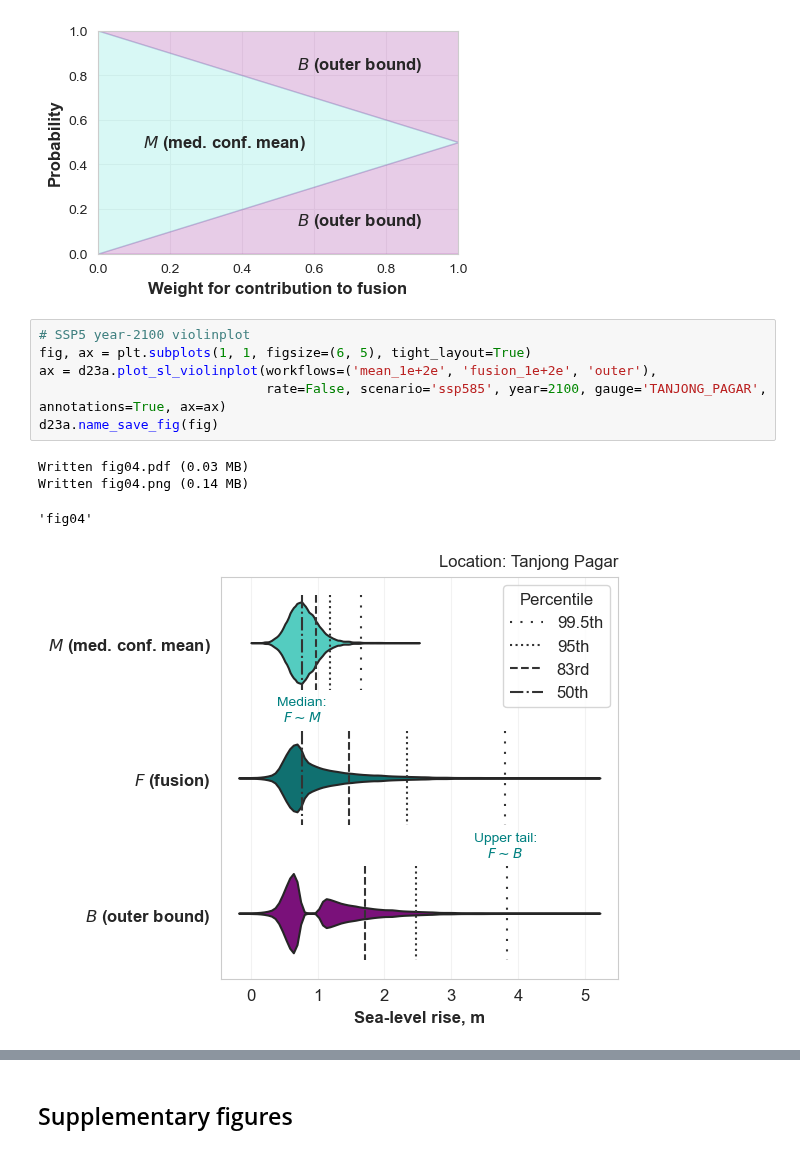
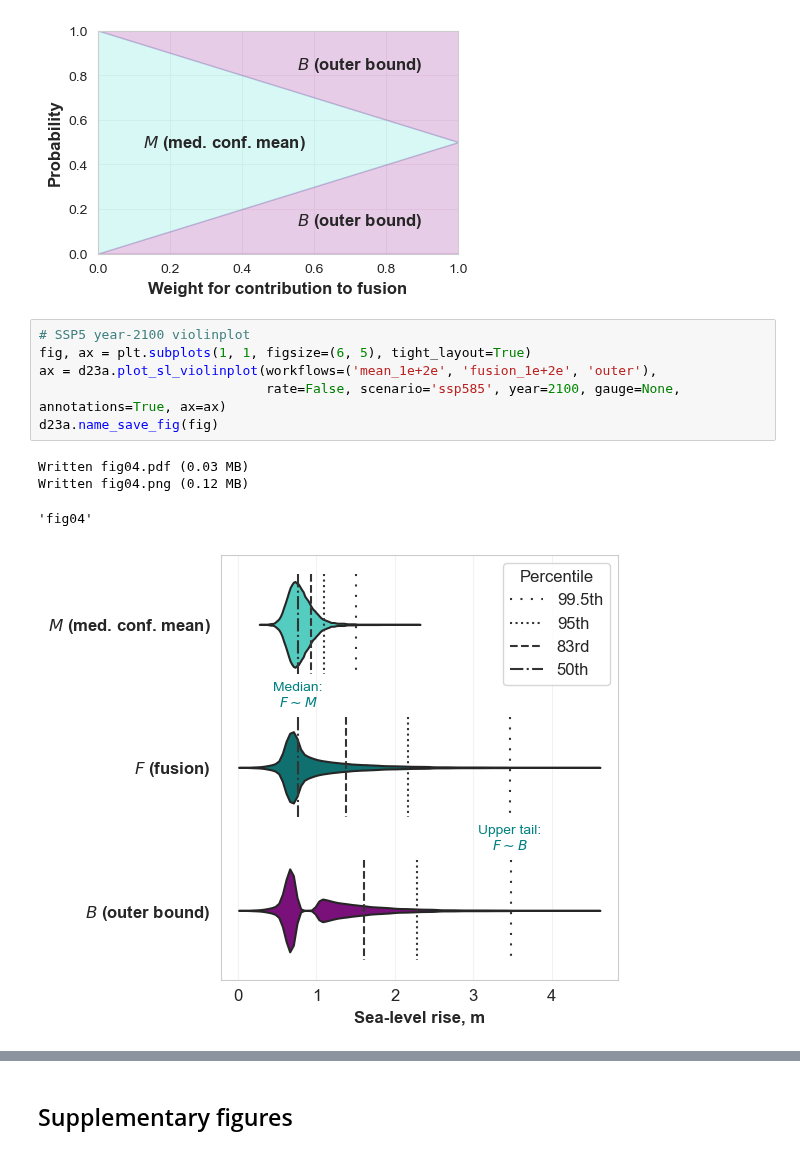
Before and after one commit to grandey/d23a-fusion, a Jupyter notebook: fusion_analysis_d23a.ipynb, the cells around one changed output, grey strips where cells are left out. Saved outputs shown, nothing was run; the diff lists cells and outputs as text.

```diff
--- a/fusion_analysis_d23a.ipynb
+++ b/fusion_analysis_d23a.ipynb
@@ -69,14 +69,14 @@ Written fig03.png (0.09 MB)
 # %%
 # SSP5 year-2100 violinplot
 fig, ax = plt.subplots(1, 1, figsize=(6, 5), tight_layout=True)
 ax = d23a.plot_sl_violinplot(workflows=('mean_1e+2e', 'fusion_1e+2e', 'outer'),
-                             rate=False, scenario='ssp585', year=2100, gauge='TANJONG_PAGAR', annotations=True, ax=ax)
+                             rate=False, scenario='ssp585', year=2100, gauge=None, annotations=True, ax=ax)
 d23a.name_save_fig(fig)
 # %% [output]
 Written fig04.pdf (0.03 MB)
-Written fig04.png (0.14 MB)
+Written fig04.png (0.12 MB)
 'fig04'
-[figure, old version]
+[figure, new version]
 # %%
 # SSP5 vs SSP1 heatmap tables for probability of exceeding (a) 0.86 m and (b) 7 mm/yr
 fig, axs = plt.subplots(3, 1, height_ratios=[2, 0.1, 2], figsize=(6.5, 4.1), tight_layout=True)
```
Also changed, not shown: parts of 7 cells of this notebook, 9 other files.
